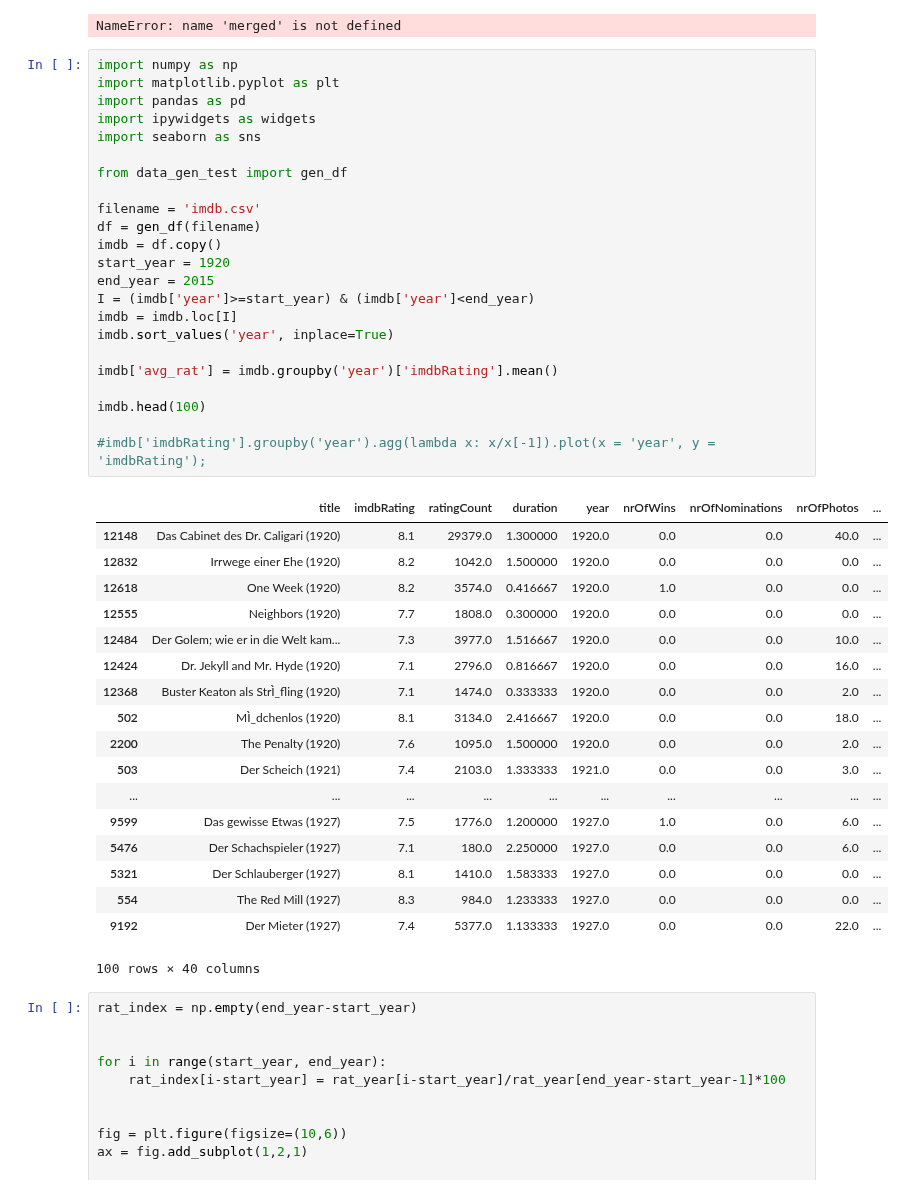
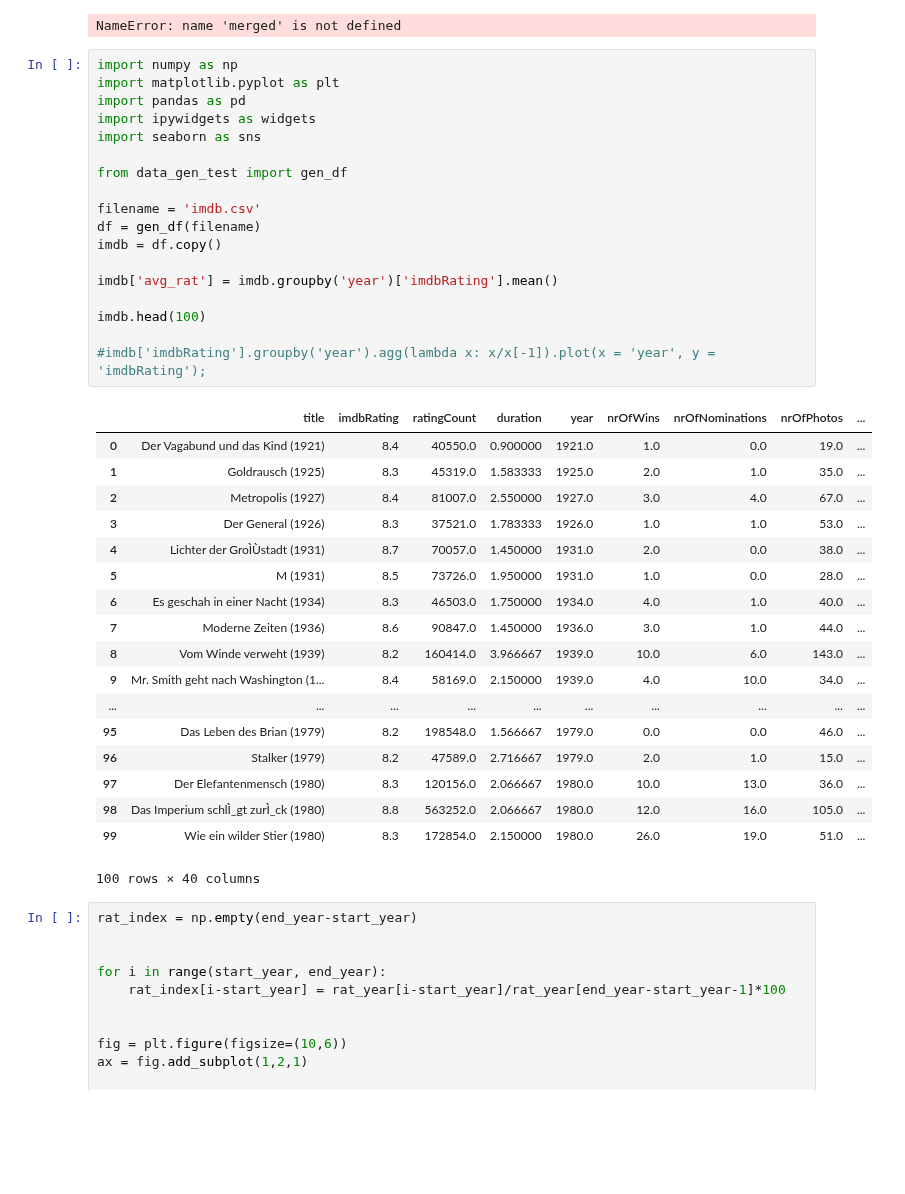
Before and after one commit to NumEconCopenhagen/projects-2019-credible-threats, a Jupyter notebook: dataproject/Fig2_J.ipynb, the cells around one changed output. Drawn from its saved outputs; the diff is of its cells as text; blank space fills up the shorter version.

```diff
--- a/dataproject/Fig2_J.ipynb
+++ b/dataproject/Fig2_J.ipynb
@@ -37,44 +37,39 @@ NameError: name 'merged' is not defined
 # %%
 import numpy as np
 import matplotlib.pyplot as plt
 import pandas as pd
 import ipywidgets as widgets
 import seaborn as sns
 
 from data_gen_test import gen_df
 
 filename = 'imdb.csv'
 df = gen_df(filename)
 imdb = df.copy()
-start_year = 1920
-end_year = 2015
-I = (imdb['year']>=start_year) & (imdb['year']<end_year)
-imdb = imdb.loc[I]
-imdb.sort_values('year', inplace=True)
 
 imdb['avg_rat'] = imdb.groupby('year')['imdbRating'].mean()
 
 imdb.head(100)
 
 #imdb['imdbRating'].groupby('year').agg(lambda x: x/x[-1]).plot(x = 'year', y = 'imdbRating');
 # %% [output]
 |  | title | imdbRating | ratingCount | duration | year | nrOfWins | nrOfNominations | nrOfPhotos | ... |
-| 12148 | Das Cabinet des Dr. Caligari (1920) | 8.1 | 29379.0 | 1.300000 | 1920.0 | 0.0 | 0.0 | 40.0 | ... |
-| 12832 | Irrwege einer Ehe (1920) | 8.2 | 1042.0 | 1.500000 | 1920.0 | 0.0 | 0.0 | 0.0 | ... |
-| 12618 | One Week (1920) | 8.2 | 3574.0 | 0.416667 | 1920.0 | 1.0 | 0.0 | 0.0 | ... |
-| 12555 | Neighbors (1920) | 7.7 | 1808.0 | 0.300000 | 1920.0 | 0.0 | 0.0 | 0.0 | ... |
-| 12484 | Der Golem; wie er in die Welt kam... | 7.3 | 3977.0 | 1.516667 | 1920.0 | 0.0 | 0.0 | 10.0 | ... |
-| 12424 | Dr. Jekyll and Mr. Hyde (1920) | 7.1 | 2796.0 | 0.816667 | 1920.0 | 0.0 | 0.0 | 16.0 | ... |
-| 12368 | Buster Keaton als StrÌ_fling (1920) | 7.1 | 1474.0 | 0.333333 | 1920.0 | 0.0 | 0.0 | 2.0 | ... |
-| 502 | MÌ_dchenlos (1920) | 8.1 | 3134.0 | 2.416667 | 1920.0 | 0.0 | 0.0 | 18.0 | ... |
-| 2200 | The Penalty (1920) | 7.6 | 1095.0 | 1.500000 | 1920.0 | 0.0 | 0.0 | 2.0 | ... |
-| 503 | Der Scheich (1921) | 7.4 | 2103.0 | 1.333333 | 1921.0 | 0.0 | 0.0 | 3.0 | ... |
+| 0 | Der Vagabund und das Kind (1921) | 8.4 | 40550.0 | 0.900000 | 1921.0 | 1.0 | 0.0 | 19.0 | ... |
+| 1 | Goldrausch (1925) | 8.3 | 45319.0 | 1.583333 | 1925.0 | 2.0 | 1.0 | 35.0 | ... |
+| 2 | Metropolis (1927) | 8.4 | 81007.0 | 2.550000 | 1927.0 | 3.0 | 4.0 | 67.0 | ... |
+| 3 | Der General (1926) | 8.3 | 37521.0 | 1.783333 | 1926.0 | 1.0 | 1.0 | 53.0 | ... |
+| 4 | Lichter der GroÌÙstadt (1931) | 8.7 | 70057.0 | 1.450000 | 1931.0 | 2.0 | 0.0 | 38.0 | ... |
+| 5 | M (1931) | 8.5 | 73726.0 | 1.950000 | 1931.0 | 1.0 | 0.0 | 28.0 | ... |
+| 6 | Es geschah in einer Nacht (1934) | 8.3 | 46503.0 | 1.750000 | 1934.0 | 4.0 | 1.0 | 40.0 | ... |
+| 7 | Moderne Zeiten (1936) | 8.6 | 90847.0 | 1.450000 | 1936.0 | 3.0 | 1.0 | 44.0 | ... |
+| 8 | Vom Winde verweht (1939) | 8.2 | 160414.0 | 3.966667 | 1939.0 | 10.0 | 6.0 | 143.0 | ... |
+| 9 | Mr. Smith geht nach Washington (1... | 8.4 | 58169.0 | 2.150000 | 1939.0 | 4.0 | 10.0 | 34.0 | ... |
 | ... | ... | ... | ... | ... | ... | ... | ... | ... | ... |
-| 9599 | Das gewisse Etwas (1927) | 7.5 | 1776.0 | 1.200000 | 1927.0 | 1.0 | 0.0 | 6.0 | ... |
-| 5476 | Der Schachspieler (1927) | 7.1 | 180.0 | 2.250000 | 1927.0 | 0.0 | 0.0 | 6.0 | ... |
-| 5321 | Der Schlauberger (1927) | 8.1 | 1410.0 | 1.583333 | 1927.0 | 0.0 | 0.0 | 0.0 | ... |
-| 554 | The Red Mill (1927) | 8.3 | 984.0 | 1.233333 | 1927.0 | 0.0 | 0.0 | 0.0 | ... |
-| 9192 | Der Mieter (1927) | 7.4 | 5377.0 | 1.133333 | 1927.0 | 0.0 | 0.0 | 22.0 | ... |
+| 95 | Das Leben des Brian (1979) | 8.2 | 198548.0 | 1.566667 | 1979.0 | 0.0 | 0.0 | 46.0 | ... |
+| 96 | Stalker (1979) | 8.2 | 47589.0 | 2.716667 | 1979.0 | 2.0 | 1.0 | 15.0 | ... |
+| 97 | Der Elefantenmensch (1980) | 8.3 | 120156.0 | 2.066667 | 1980.0 | 10.0 | 13.0 | 36.0 | ... |
+| 98 | Das Imperium schlÌ_gt zurÌ_ck (1980) | 8.8 | 563252.0 | 2.066667 | 1980.0 | 12.0 | 16.0 | 105.0 | ... |
+| 99 | Wie ein wilder Stier (1980) | 8.3 | 172854.0 | 2.150000 | 1980.0 | 26.0 | 19.0 | 51.0 | ... |
 100 rows × 40 columns
 # %%
 rat_index = np.empty(end_year-start_year)
```
Also changed, not shown: 1 other file.
